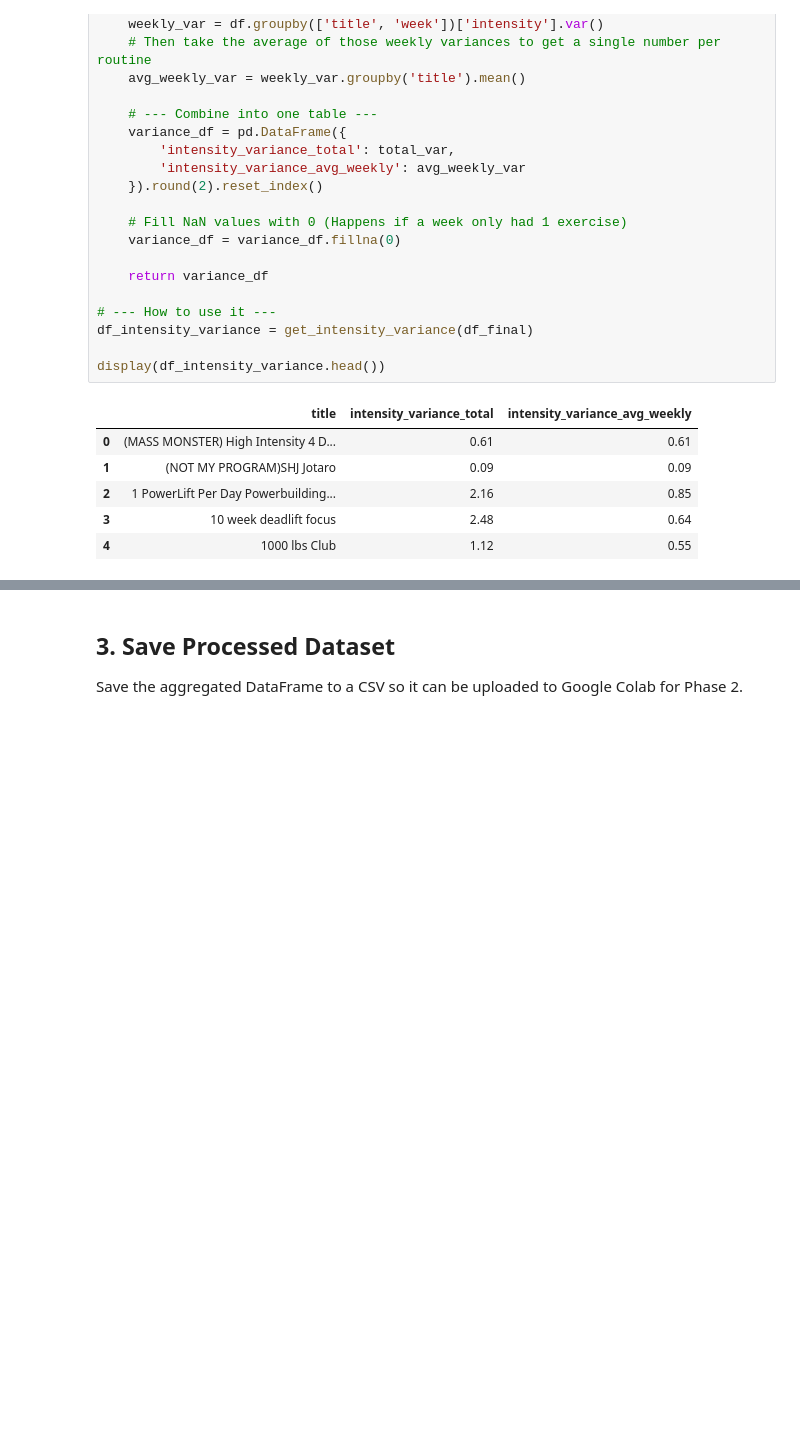
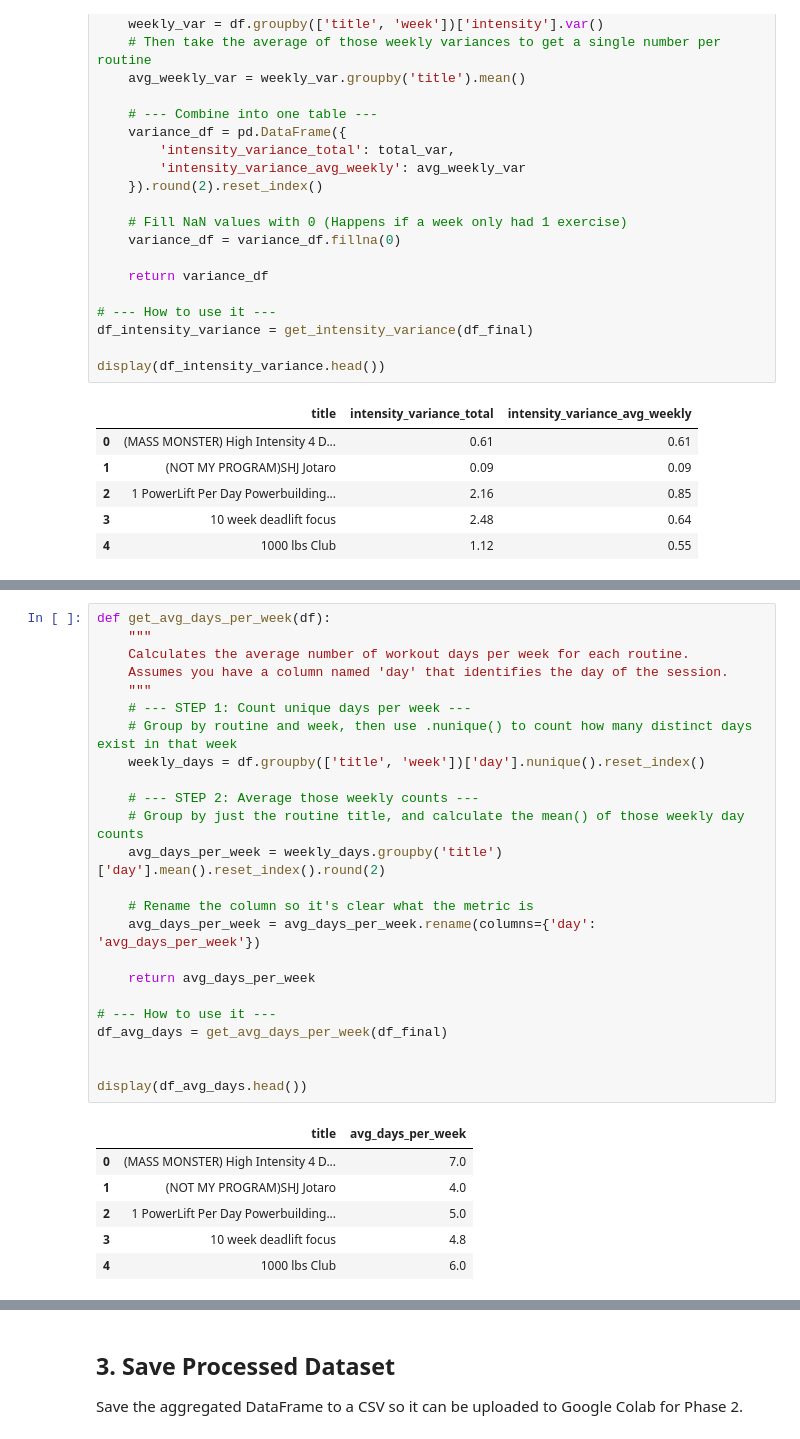
Before and after one commit to sgraziabile/proyecto-mineria, a Jupyter notebook: notebooks/01_data_preprocessing_and_eda.ipynb, the cells around one changed output, grey strips where cells are left out. Saved outputs shown, nothing was run; the diff lists cells and outputs as text; blank space fills up the shorter version.

```diff
--- a/notebooks/01_data_preprocessing_and_eda.ipynb
+++ b/notebooks/01_data_preprocessing_and_eda.ipynb
@@ -645,0 +670,31 @@ display(df_intensity_variance.head())
+# %%
+def get_avg_days_per_week(df):
+    """
+    Calculates the average number of workout days per week for each routine.
+    Assumes you have a column named 'day' that identifies the day of the session.
+    """
+    # --- STEP 1: Count unique days per week ---
+    # Group by routine and week, then use .nunique() to count how many distinct days exist in that week
+    weekly_days = df.groupby(['title', 'week'])['day'].nunique().reset_index()
+
+    # --- STEP 2: Average those weekly counts ---
+    # Group by just the routine title, and calculate the mean() of those weekly day counts
+    avg_days_per_week = weekly_days.groupby('title')['day'].mean().reset_index().round(2)
+
+    # Rename the column so it's clear what the metric is
+    avg_days_per_week = avg_days_per_week.rename(columns={'day': 'avg_days_per_week'})
+
+    return avg_days_per_week
+
+# --- How to use it ---
+df_avg_days = get_avg_days_per_week(df_final)
+
+
+display(df_avg_days.head())
+# %% [output]
+|  | title | avg_days_per_week |
+| 0 | (MASS MONSTER) High Intensity 4 D... | 7.0 |
+| 1 | (NOT MY PROGRAM)SHJ Jotaro | 4.0 |
+| 2 | 1 PowerLift Per Day Powerbuilding... | 5.0 |
+| 3 | 10 week deadlift focus | 4.8 |
+| 4 | 1000 lbs Club | 6.0 |
```
Also changed, not shown: parts of 4 cells of this notebook.
